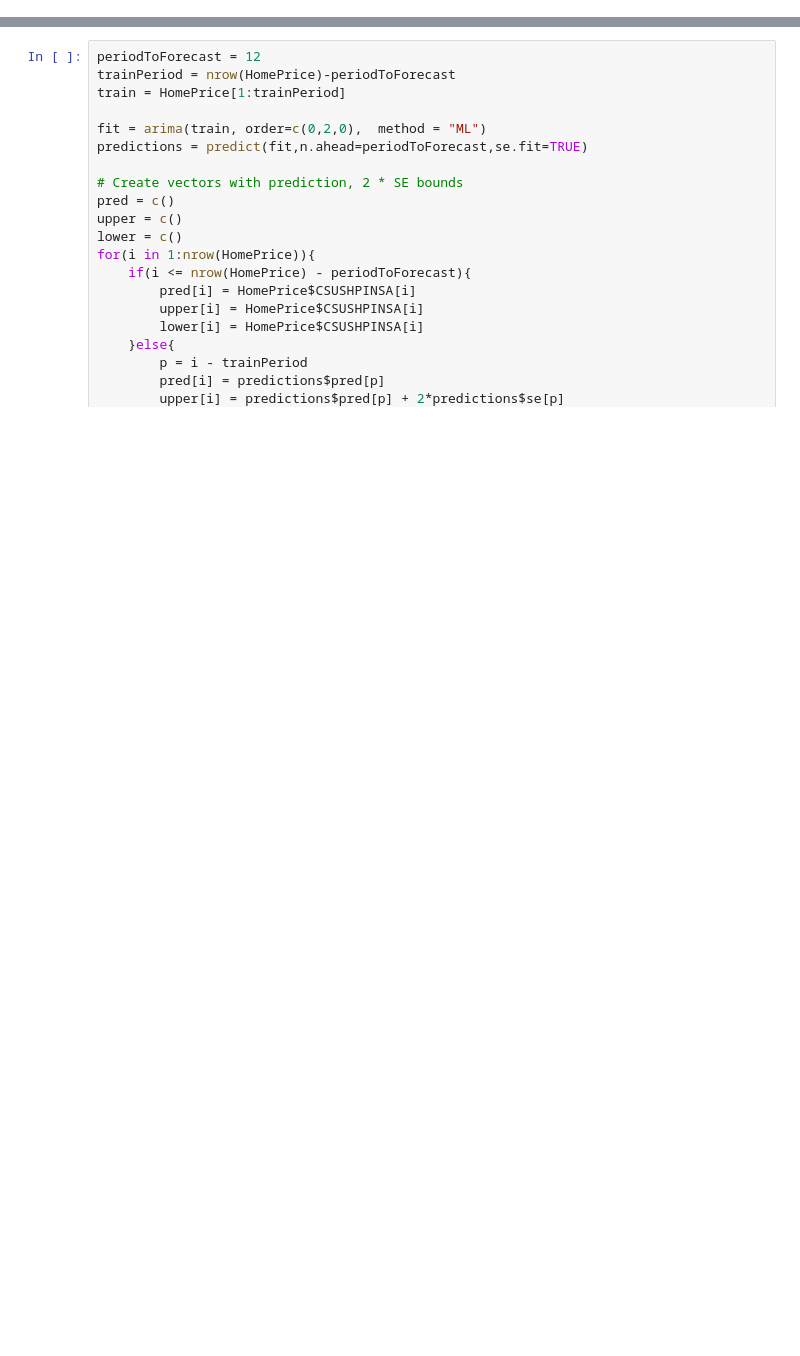
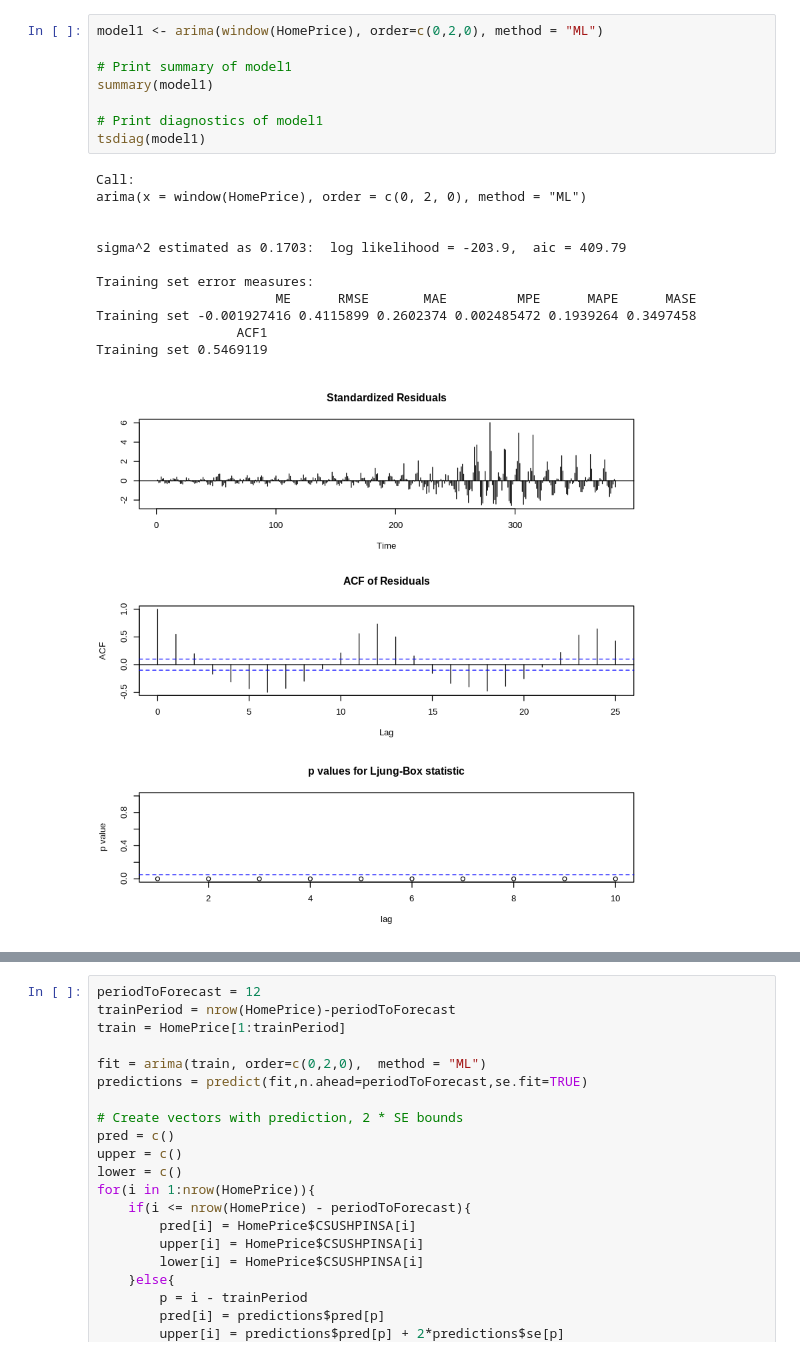
Before and after one commit to yehjxraymond/wqu_econometrics_group_proj, a Jupyter notebook: Univariate Time Series.ipynb, the cells around one changed output, grey strips where cells are left out. Cells and saved outputs as stored; diff of their text form; blank space fills up the shorter version.

```diff
--- a/Univariate Time Series.ipynb
+++ b/Univariate Time Series.ipynb
@@ -130,0 +142,21 @@ X-squared = 0.086441, df = 2, p-value = 0.9577
+# %%
+model1 <- arima(window(HomePrice), order=c(0,2,0), method = "ML")
+
+# Print summary of model1
+summary(model1)
+
+# Print diagnostics of model1
+tsdiag(model1)
+# %% [output]
+Call:
+arima(x = window(HomePrice), order = c(0, 2, 0), method = "ML")
+
+
+sigma^2 estimated as 0.1703:  log likelihood = -203.9,  aic = 409.79
+
+Training set error measures:
+                       ME      RMSE       MAE         MPE      MAPE      MASE
+Training set -0.001927416 0.4115899 0.2602374 0.002485472 0.1939264 0.3497458
+                  ACF1
+Training set 0.5469119
+[figure, added]
```
Also changed, not shown: parts of 23 cells of this notebook.
